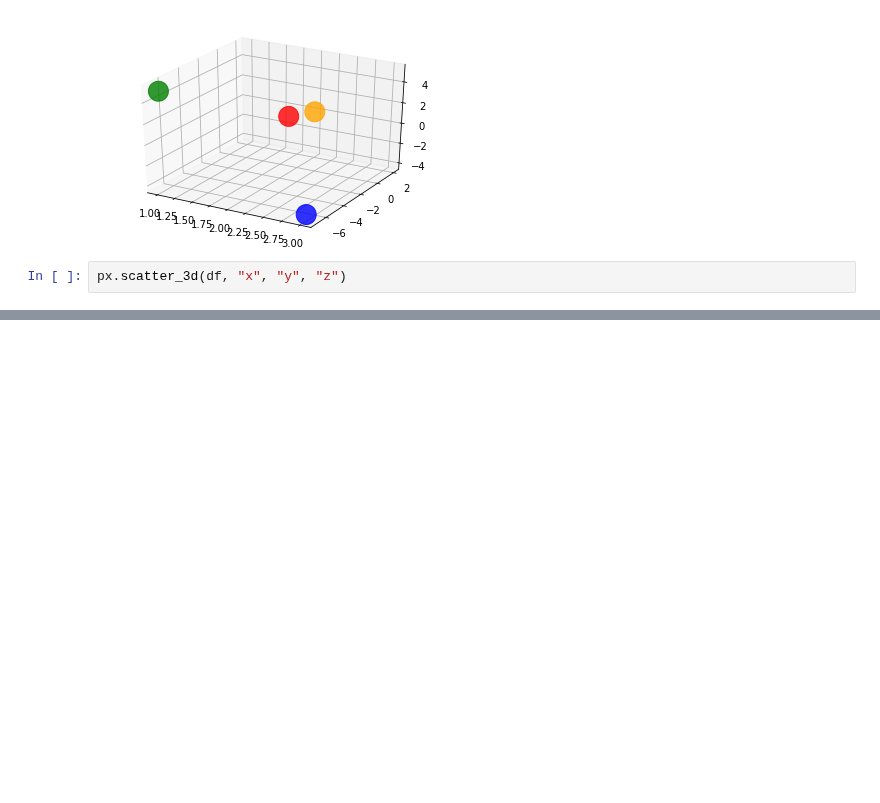
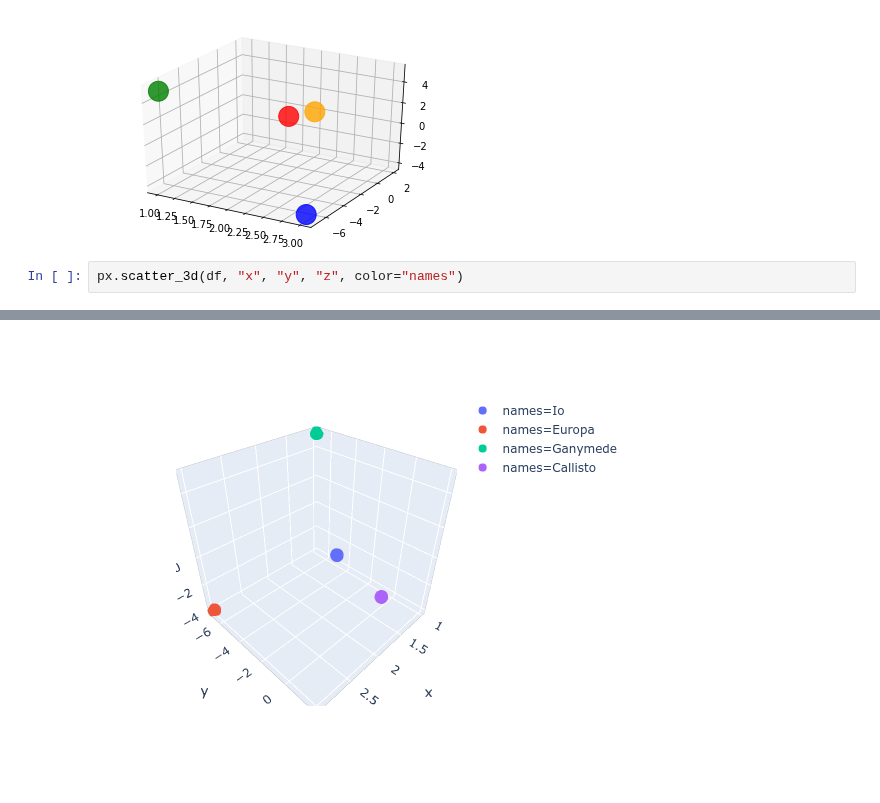
Before and after one commit to khalido/adventofcode, a Jupyter notebook: advent2019/Day 14.ipynb, the cells around one changed output, grey strips where cells are left out. Saved outputs shown, nothing was run; the diff lists cells and outputs as text; blank space fills up the shorter version.

```diff
--- a/advent2019/Day 14.ipynb
+++ b/advent2019/Day 14.ipynb
@@ -180,5 +200,5 @@ ax.scatter(df.x, df.y, df.z, s=400, c=colors, alpha=0.8);
 # %% [output]
 [figure]
 # %%
-px.scatter_3d(df, "x", "y", "z")
+px.scatter_3d(df, "x", "y", "z", color="names")
 # %% [output]
@@ -185,0 +205 @@ px.scatter_3d(df, "x", "y", "z")
+[figure, added]
```
Also changed, not shown: parts of 5 cells of this notebook, 4 other files.
